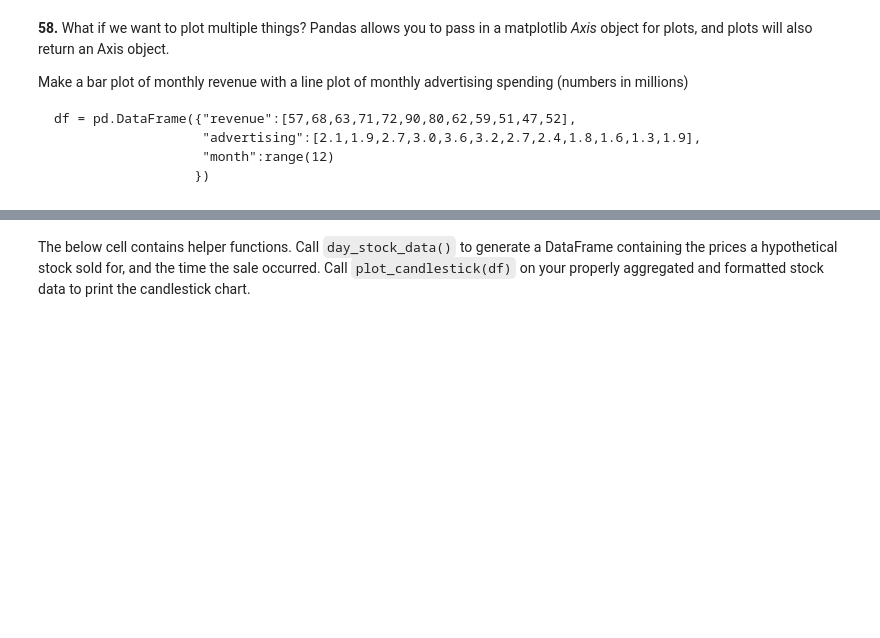
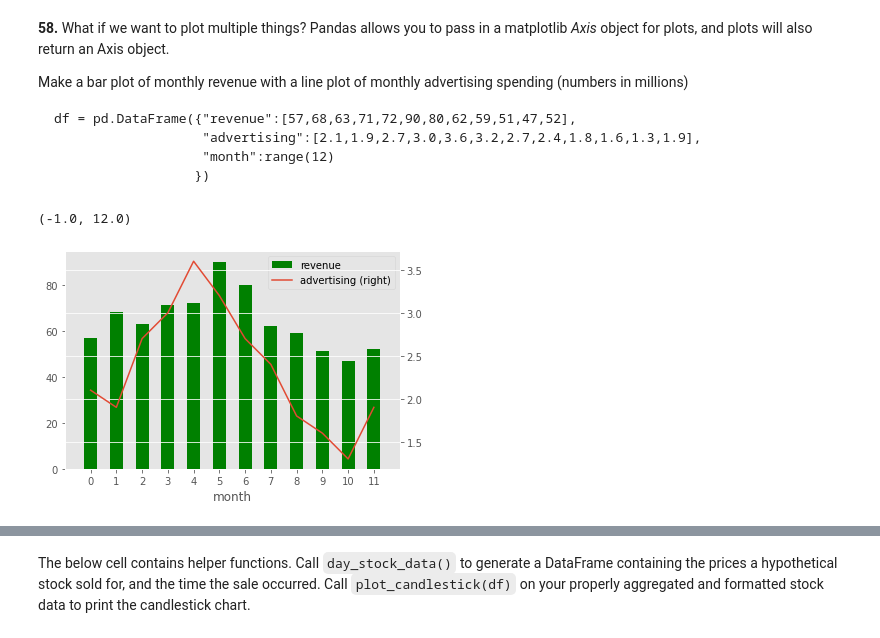
Before and after one commit to sahilnarkar155/guvi-task, a Jupyter notebook: pandas_tasks.ipynb, the cells around one changed output, grey strips where cells are left out. Cells and saved outputs as stored; diff of their text form; code cells hidden in the pictures; blank space fills up the shorter version.

````diff
--- a/pandas_tasks.ipynb
+++ b/pandas_tasks.ipynb
@@ -514,6 +694,18 @@ df = pd.DataFrame({"revenue":[57,68,63,71,72,90,80,62,59,51,47,52],
                    "month":range(12)
                   })
 ```
+# %%
+df = pd.DataFrame({"revenue":[57,68,63,71,72,90,80,62,59,51,47,52],
+                   "advertising":[2.1,1.9,2.7,3.0,3.6,3.2,2.7,2.4,1.8,1.6,1.3,1.9],
+                   "month":range(12)
+                  })
+
+ax = df.plot.bar("month", "revenue", color = "green")
+df.plot.line("month", "advertising", secondary_y = True, ax = ax)
+ax.set_xlim((-1,12))
+# %% [output]
+(-1.0, 12.0)
+[figure, added]
 # %% [markdown]
 Now we're finally ready to create a candlestick chart, which is a very common tool used to analyze stock price data.  A candlestick chart shows the opening, closing, highest, and lowest price for a stock during a time window.  The color of the "candle" (the thick part of the bar) is green if the stock closed above its opening price, or red if below.
 
````
Also changed, not shown: parts of 33 cells of this notebook.
